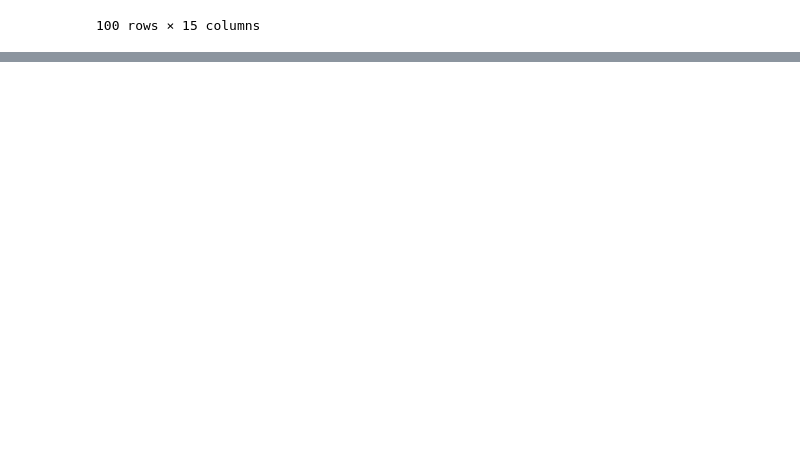
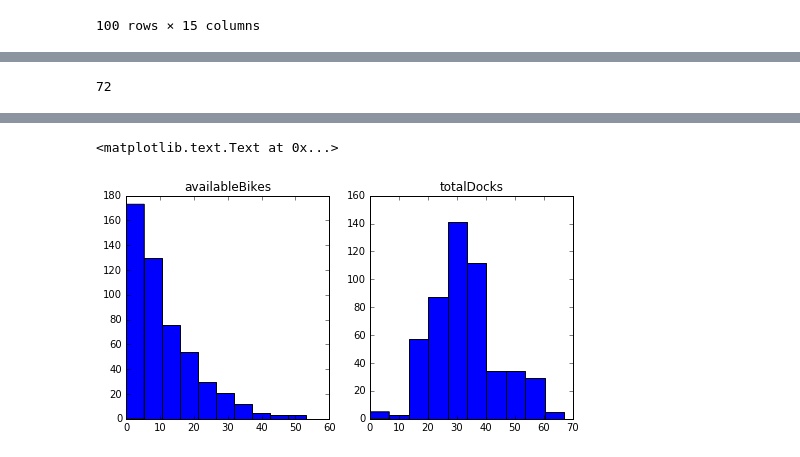
Before and after one commit to JE-/citiBike_NYC, a Jupyter notebook: citiBike_NYC.ipynb, the cells around one changed output, grey strips where cells are left out. Saved outputs shown, nothing was run; the diff lists cells and outputs as text; code cells hidden in the pictures; blank space fills up the shorter version.

```diff
--- a/citiBike_NYC.ipynb
+++ b/citiBike_NYC.ipynb
@@ -143,0 +208,36 @@ data.groupby('gender').tripduration.sum().plot(kind='bar')
+# %%
+# Anoter way of reading the data
+jsonData = pd.read_json(url)
+jsonData.ix[:,1][0]['id']
+# %% [output]
+72
+# %%
+import urllib2
+from urllib2 import Request, urlopen
+import json
+from pandas.io.json import json_normalize
+
+url = 'https://www.citibikenyc.com/stations/json'
+all_stations = pd.read_json(url)['stationBeanList']
+x = urllib2.urlopen(url)
+# %%
+# Read Json using the requests package
+import requests
+r = requests.get(url)
+r.text
+r.json()
+r.json().keys()
+r.json()['executionTime']
+r.json()['stationBeanList']
+len(r.json()['stationBeanList']) # 507 docks
+r.json()['stationBeanList'] [0] # First key/station
+from pandas.io.json import json_normalize
+df = json_normalize(r.json()['stationBeanList'])
+
+print r.json()['executionTime']
+f, (ax1, ax2) = plt.subplots(1, 2)
+ax1.hist(df['availableBikes'])
+ax1.set_title('availableBikes')
+ax2.hist(df['totalDocks'])
+ax2.set_title('totalDocks')
+# %% [output]
@@ -143,0 +245,2 @@ data.groupby('gender').tripduration.sum().plot(kind='bar')
+<matplotlib.text.Text at 0x...>
+[figure, added]
```
Also changed, not shown: parts of 19 cells of this notebook, 2 other files.
